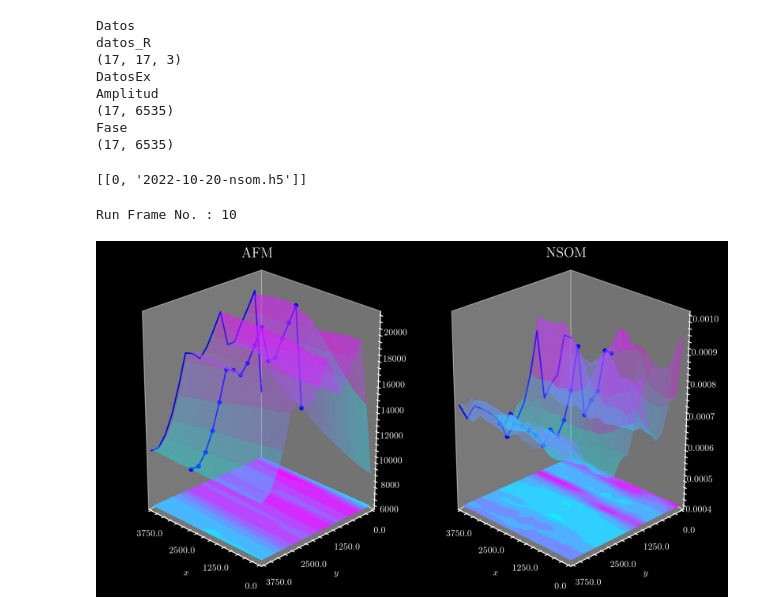
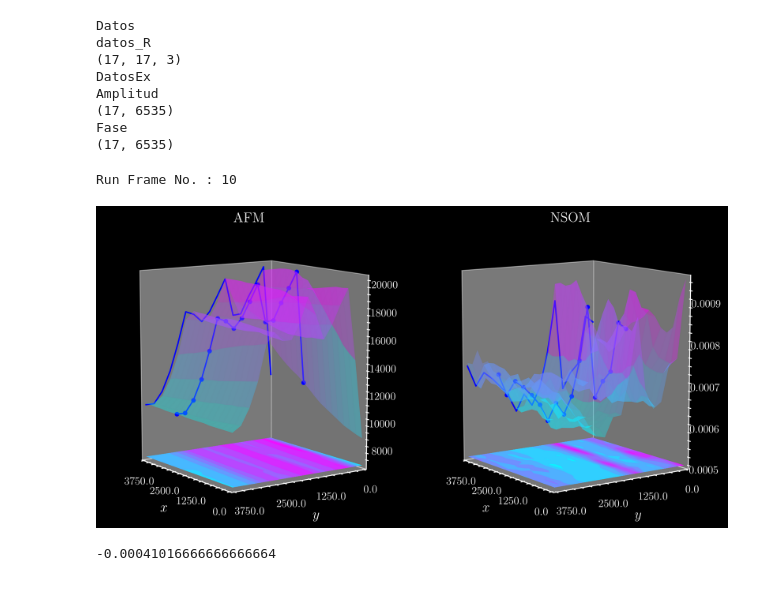
Before and after one commit to NanophotonIICOs/puppy-project, a Jupyter notebook: notebooks/analysis.ipynb, the cells around one changed output. Saved outputs shown, nothing was run; the diff lists cells and outputs as text; code cells hidden in the pictures.

```diff
--- a/notebooks/analysis.ipynb
+++ b/notebooks/analysis.ipynb
@@ -48,8 +42,6 @@ for (dirpath, dirnames, filenames) in walk(path):
         count+=1
 
 opendat = h5.File(h5path[0],'r')
-
-ptable
 # %% [output]
 Datos
 datos_R
@@ -59,14 +51,14 @@ Amplitud
 (17, 6535)
 Fase
 (17, 6535)
-[[0, '2022-10-20-nsom.h5']]
 # %%
+from locale import normalize
 from matplotlib import cm
 from mpl_toolkits.mplot3d import axes3d
 from matplotlib.ticker import (MultipleLocator, AutoMinorLocator)
 import matplotlib.gridspec as gridspec
 import matplotlib.animation as animation
-
+import math
 
 class exp_analysis:
     def __init__(self,alldata):
@@ -83,6 +75,12 @@ def new_axislabels(ax,step):
     newlabels=[labels*step for labels in ax.get_xticks().tolist()]
     return newlabels
 
+def nsom_minoff(z,minoff):
+    mo = math.floor(math.log(z.min(), 10))
+    minz = float("%fe%d"%(z.min(),mo))
+    mominz = float("1e%d"%(mo))
+    return  (minoff*mominz)
+
 
 afm = alldata[0][0][:,:,0]
 nsom = alldata[0][0][:,:,1]
@@ -96,13 +94,13 @@ z2 = exp_analysis(nsom).z
 import warnings
 warnings.filterwarnings("ignore")
 
-plt.rcParams['xtick.labelsize']     = 10
-plt.rcParams['ytick.labelsize']     = 10
+plt.rcParams['xtick.labelsize']     = 12
+plt.rcParams['ytick.labelsize']     = 12
 plt.rcParams['text.usetex'] = True
 
 
 fig = plt.figure(figsize=(12,7))
-G = gridspec.GridSpec(1, 2,width_ratios=[1,1], wspace=0.0)# ax1 = fig.add_subplot(121, projection='3d')
+G = gridspec.GridSpec(1, 2,width_ratios=[1,1], wspace=0.1)# ax1 = fig.add_subplot(121, projection='3d')
 # ax2 = fig.add_subplot(122)
 ax1 = fig.add_subplot(G[0,0], projection='3d')
 ax2 = fig.add_subplot(G[0,1], projection='3d')
@@ -110,46 +108,45 @@ ax2 = fig.add_subplot(G[0,1], projection='3d')
 def plotanalysis(ax1,ax2,line):
     ax1.clear()
     surf=ax1.plot_surface(x, y,z,cmap=cm.cool, linewidth=0,  antialiased=True, shade=False,alpha=0.35)
-    ax1.contourf(x, y,z,zdir='z',cmap=cm.cool,offset=6000)
+    ax1.contourf(x, y,z,zdir='z',cmap=cm.cool,offset=z.min()-2000,normalize="linear",origin="lower")
     ax1.plot(x[:,line],y[:,line],z[:,line],'-ob',lw=1.5,ms=4)
-    ax1.plot(y[:,line], z[:,line], zs=16, zdir='x', lw = 1.5, color = 'b')
-    ax1.set_zlim([6000,21000])
+    ax1.plot(y[:,line], z[:,line], zs=x.max(), zdir='x', lw = 1.5, color = 'b')
+    ax1.set_zlim([z.min()-2000,z.max()])
     ax1.set_title("AFM",fontsize=15)
 
     ax2.clear()
+
+    z2min = nsom_minoff(z2,5)
     surf2=ax2.plot_surface(x, y,z2,cmap=cm.cool, linewidth=0,  antialiased=True, shade=False,alpha=0.35)
-    ax2.contourf(x, y,z2,zdir='z',cmap=cm.cool,offset=4e-4)
+    ax2.contourf(x, y,z2,zdir='z',cmap=cm.cool,offset=z2min,normalize="linear",origin="lower")
     ax2.plot(x[:,line],y[:,line],z2[:,line],'-ob',lw=1.5,ms=4)
-    ax2.plot(y[:,line], z2[:,line], zs=16, zdir='x', lw = 1.5, color = 'b')
-    ax2.set_zlim([4e-4,10e-4])
+    ax2.plot(y[:,line], z2[:,line], zs=x.max(), zdir='x', lw = 1.5, color = 'b')
+    ax2.set_zlim([z2min,z2.max()])
     ax2.set_title("NSOM",fontsize=15)
 
     for axs in fig.axes:
         axs.set_xlim(0.,16.)
         axs.set_ylim(0.,16.)
-        axs.set_box_aspect((1.5, 1.5, 2))
+        axs.set_box_aspect((1.25, 1.25, 1.5))
         axs.grid(False)
-        axs.set_xlabel(r'$x$')
-        axs.set_ylabel(r'$y$')
+        axs.set_xlabel(r'$x$',fontsize=15)
+        axs.set_ylabel(r'$y$',fontsize=15)
         axs.locator_params(axis='x', nbins=5)
         axs.locator_params(axis='y', nbins=5)
         newlabels = new_axislabels(axs,250)
         axs.set_xticklabels(newlabels)
         axs.set_yticklabels(newlabels)
-        axs.view_init(elev=25, azim=135)
+        axs.view_init(elev=10, azim=145)
 
-
-
-plt.tight_layout
 
 def animate(frame):
     clear_output(wait=True)
     print("Run Frame No. :",frame)
     return plotanalysis(ax1,ax2,frame)
 
 
 animation = animation.FuncAnimation(fig,animate,frames=np.arange(0,16)[::-1]);
 animate(10)
 # %% [output]
 Run Frame No. : 10
-[figure, old version]
+[figure, new version]
@@ -156,3 +156,13 @@ Run Frame No. : 10
+# %%
+
+def nsom_minoff(z,minoff):
+    mo = math.floor(math.log(z.min(), 10))
+    minz = float("%fe%d"%(z.min(),mo))
+    mominz = float("1e%d"%(mo))
+    return  (minoff*mominz)
+z2.min()-1E-3
+# %% [output]
+-0.00041016666666666664
 # %%
 %%time
 animation.save('puppy0.mp4',  writer="ffmpeg",fps=3,dpi=300,progress_callback = lambda i, n: print(f'Saving frame {i} of {n}'))
```
Also changed, not shown: parts of 4 cells of this notebook.
